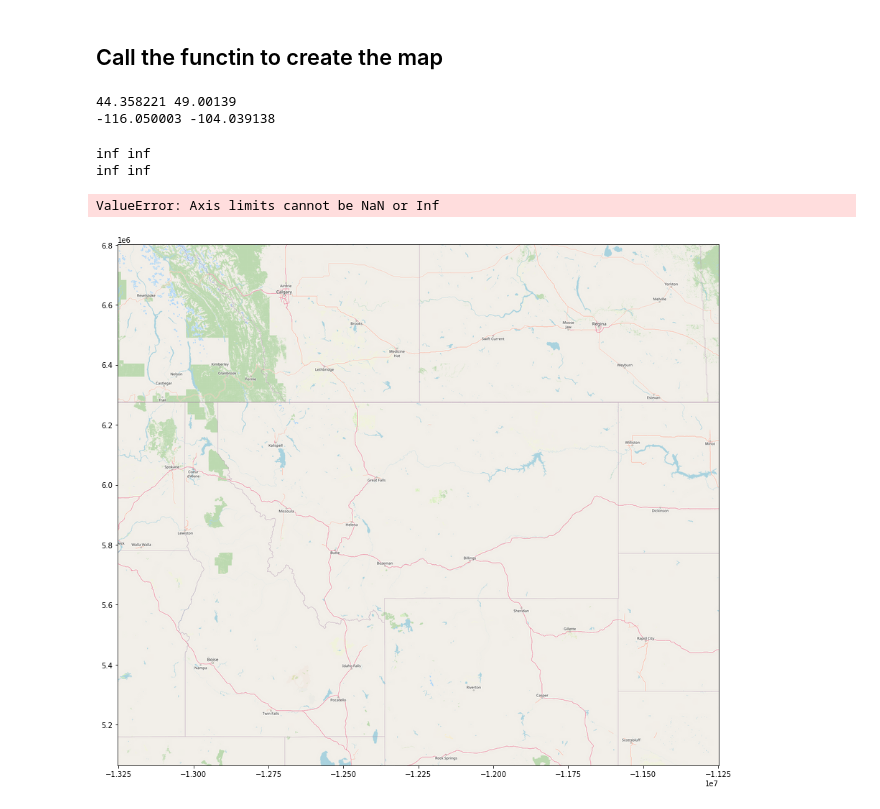
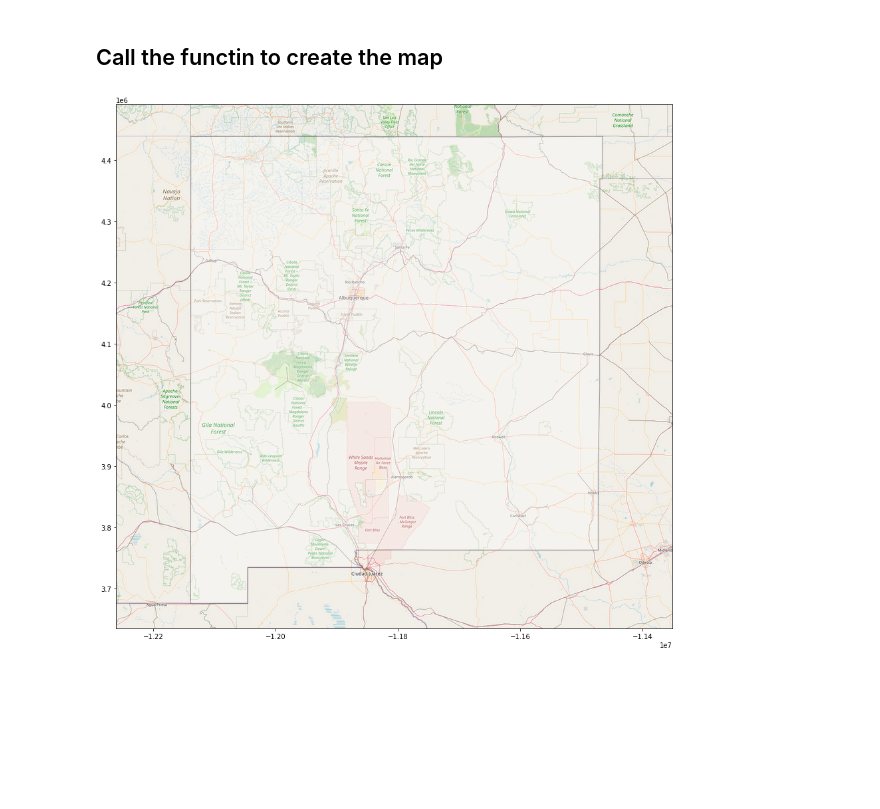
Before and after one commit to gino-serpa/maps, a Jupyter notebook: Untitled.ipynb, the cells around one changed output. Cells and saved outputs as stored; diff of their text form; code cells hidden in the pictures; blank space fills up the shorter version.

Commit message:
all states produce maps

```diff
--- a/Untitled.ipynb
+++ b/Untitled.ipynb
@@ -25,11 +25,6 @@ gpd_points.head()
 # %% [markdown]
 ## Call the functin to create the map
 # %%
-state_gpd = g_m.create_map('Montana', gpd_points)
+state_gpd = g_m.create_map('New Mexico', gpd_points)
 # %% [output]
-44.358221 49.00139
--116.050003 -104.039138
-inf inf
-inf inf
-ValueError: Axis limits cannot be NaN or Inf
-[figure, old version]
+[figure, new version]
```
Also changed, not shown: parts of 4 cells of this notebook, 2 other files.
